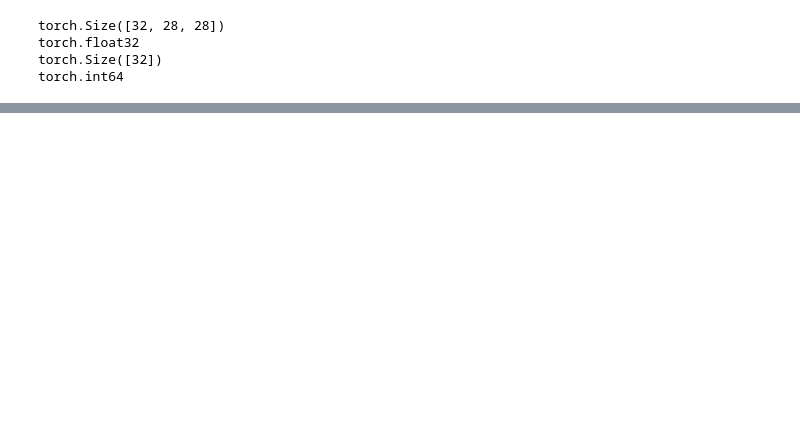
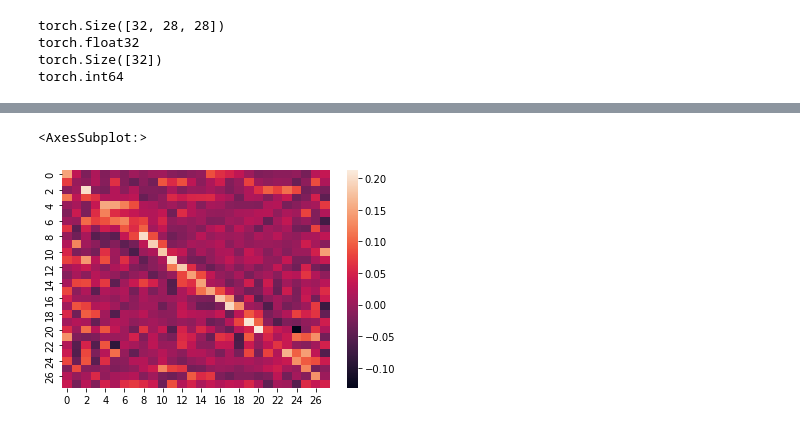
Before and after one commit to amar-enkhbat/thesis-2022, a Jupyter notebook: train_on_mnist.ipynb, the cells around one changed output, grey strips where cells are left out. Saved outputs shown, nothing was run; the diff lists cells and outputs as text; code cells hidden in the pictures; blank space fills up the shorter version.

Commit message:
mnist test

```diff
--- a/train_on_mnist.ipynb
+++ b/train_on_mnist.ipynb
@@ -50,11 +65,11 @@ mnist_test_labels_2 = mnist_test_labels[mnist_test_labels == 2]
 # %%
-mnist_train_data = np.vstack([mnist_train_data_0, mnist_train_data_1, mnist_train_data_2])
-mnist_train_labels = np.hstack([mnist_train_labels_0, mnist_train_labels_1, mnist_train_labels_2])
-# mnist_train_labels = (mnist_train_labels == 8) + 0
+# mnist_train_data = np.vstack([mnist_train_data_0, mnist_train_data_1, mnist_train_data_2])
+# mnist_train_labels = np.hstack([mnist_train_labels_0, mnist_train_labels_1, mnist_train_labels_2])
+# # mnist_train_labels = (mnist_train_labels == 8) + 0
 
-mnist_test_data = np.vstack([mnist_test_data_0, mnist_test_data_1, mnist_test_data_2])
-mnist_test_labels = np.hstack([mnist_test_labels_0, mnist_test_labels_1, mnist_test_labels_2])
-# mnist_test_labels = (mnist_test_labels == 8) + 0
+# mnist_test_data = np.vstack([mnist_test_data_0, mnist_test_data_1, mnist_test_data_2])
+# mnist_test_labels = np.hstack([mnist_test_labels_0, mnist_test_labels_1, mnist_test_labels_2])
+# # mnist_test_labels = (mnist_test_labels == 8) + 0
 # %%
 mnist_train_labels
 # %% [output]
@@ -98,7 +113,7 @@ time_now = datetime.now().strftime('%Y-%m-%d-%H-%M')
 results_path = os.path.join('output', time_now, model_name, dataset_name, str(random_seed))
 os.makedirs(results_path, exist_ok=True)
 
-model = GCNAuto(in_features=28, n_nodes=28, num_classes=3, hidden_sizes=[256, 512, 256], dropout_p=0.2, device=device)
+model = GCNAuto(in_features=28, n_nodes=28, num_classes=10, hidden_sizes=[256, 512, 256], dropout_p=0.2, device=device)
 
 dataset_sizes = {'train': len(train_dataloader), 'val': len(test_dataloader), 'test': len(test_dataloader)}
 dataloaders = {'train': train_dataloader, 'val': test_dataloader, 'test': test_dataloader}
@@ -114,5 +129,3 @@ print(dataset_sizes)
 model = init_model_params(model, random_seed=random_seed)
 model.init_node_embeddings()
 model = model.to(device)
-# %%
-run_model(random_seed, dataloaders, dataset_sizes, class_names, model, results_path)
@@ -241,13 +132,9 @@ def train(model, optimizer, loss_fn, train_dl, val_dl, epochs=100, device='cpu')
 # %%
+from train import train_model_2
+
 criterion = torch.nn.CrossEntropyLoss()
-optimizer = torch.optim.Adam(model.parameters())
-# scheduler = torch.optim.lr_scheduler.StepLR(optimizer, PARAMS['SCHEDULER_STEPSIZE'], PARAMS['SCHEDULER_GAMMA'])
+optimizer = torch.optim.Adam(model.parameters(), lr=0.001)
+scheduler = torch.optim.lr_scheduler.StepLR(optimizer, step_size=20, gamma=0.9)
 
-history = train(
-    model = model,
-    optimizer = optimizer,
-    loss_fn = criterion,
-    train_dl = train_dataloader,
-    val_dl = test_dataloader,
-    device='cuda')
+model, history = train_model_2(model, optimizer, scheduler, criterion, train_dataloader, test_dataloader, 10, random_seed, device)
 # %% [output]
@@ -269,0 +148,8 @@ Time per epoch:  1.96 sec
+# %%
+import seaborn as sns
+
+adj = model.adj.detach().numpy()
+sns.heatmap(adj)
+# %% [output]
+<AxesSubplot:>
+[figure, added]
```
Also changed, not shown: parts of 19 cells of this notebook.
